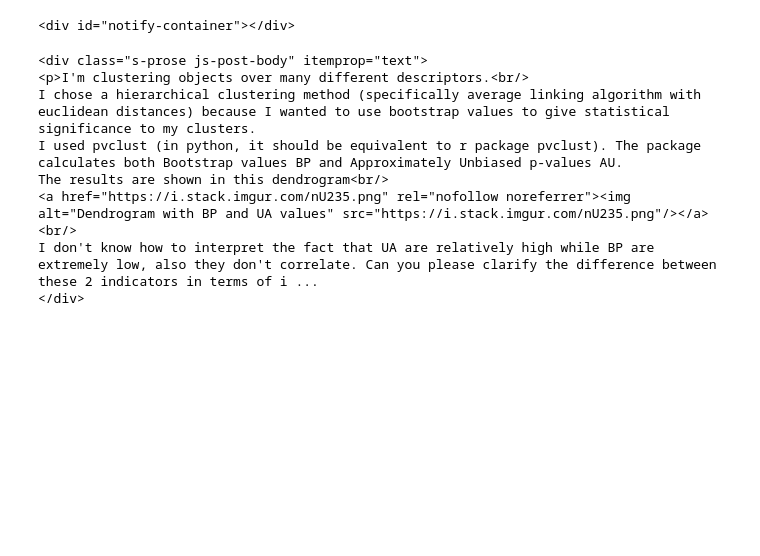
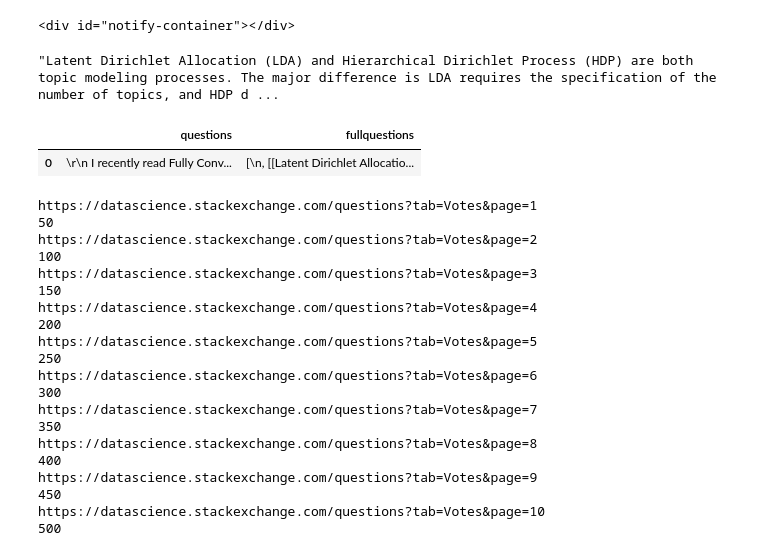
Before and after one commit to archonixm/python-web-scraper, a Jupyter notebook: StackExchange Scraper.ipynb, the cells around one changed output. Saved outputs shown, nothing was run; the diff lists cells and outputs as text; code cells hidden in the pictures; blank space fills up the shorter version.

```diff
--- a/StackExchange Scraper.ipynb
+++ b/StackExchange Scraper.ipynb
@@ -139,13 +145,6 @@ soup.find('div')
 # %% [output]
 <div id="notify-container"></div>
 # %%
-soup.find('div', {'class': 's-prose js-post-body', 'itemprop': 'text'})
+soup.find('div', {'class' : 's-prose js-post-body', 'itemprop' : 'text'}).find('p').text
 # %% [output]
-<div class="s-prose js-post-body" itemprop="text">
-<p>I'm clustering objects over many different descriptors.<br/>
-I chose a hierarchical clustering method (specifically average linking algorithm with euclidean distances) because I wanted to use bootstrap values to give statistical significance to my clusters.
-I used pvclust (in python, it should be equivalent to r package pvclust). The package calculates both Bootstrap values BP and Approximately Unbiased p-values AU.
-The results are shown in this dendrogram<br/>
-<a href="https://i.stack.imgur.com/nU235.png" rel="nofollow noreferrer"><img alt="Dendrogram with BP and UA values" src="https://i.stack.imgur.com/nU235.png"/></a><br/>
-I don't know how to interpret the fact that UA are relatively high while BP are extremely low, also they don't correlate. Can you please clarify the difference between these 2 indicators in terms of i ...
-</div>
+"Latent Dirichlet Allocation (LDA) and Hierarchical Dirichlet Process (HDP) are both topic modeling processes. The major difference is LDA requires the specification of the number of topics, and HDP d ...
@@ -151,0 +153,64 @@ I don't know how to interpret the fact that UA are relatively high while BP are
+# %%
+df = pd.DataFrame()
+# question = []
+# full_question = []
+
+df['questions'] = question
+df['fullquestions'] = full_question
+# %%
+df
+# %% [output]
+|  | questions | fullquestions |
+| 0 | \r\n I recently read Fully Conv... | [\n, [[Latent Dirichlet Allocatio... |
+# %%
+questions = []
+full_questions = []
+for page in range(1,11):
+    url ='https://datascience.stackexchange.com/questions'
+    response = requests.get(url, params={'tab':'Votes', 'page':page})
+    print(response.url)
+    soup = BeautifulSoup(response.text, 'lxml')
+    soup
+
+    soup.prettify
+    results = soup.find_all('div', attrs={'class': 's-post-summary--content'})
+
+    for product in results:
+        url = 'https://datascience.stackexchange.com'+product.find('a').get('href')
+        question = product.find('h3').text.strip()
+        response = requests.get(url)
+        soup = BeautifulSoup(response.text, 'html')
+        soup
+
+        soup.prettify
+        try:
+            full_question = soup.find('div', {'class' : 's-prose js-post-body', 'itemprop' : 'text'}).find('p').text
+        except AttributeError:
+            full_question = None
+        questions.append(question)
+        full_questions.append(full_question)
+        time.sleep(3)
+    print(len(questions))
+
+df = pd.DataFrame(data={'questions':questions,'full_questions':full_questions})
+# %% [output]
+https://datascience.stackexchange.com/questions?tab=Votes&page=1
+50
+https://datascience.stackexchange.com/questions?tab=Votes&page=2
+100
+https://datascience.stackexchange.com/questions?tab=Votes&page=3
+150
+https://datascience.stackexchange.com/questions?tab=Votes&page=4
+200
+https://datascience.stackexchange.com/questions?tab=Votes&page=5
+250
+https://datascience.stackexchange.com/questions?tab=Votes&page=6
+300
+https://datascience.stackexchange.com/questions?tab=Votes&page=7
+350
+https://datascience.stackexchange.com/questions?tab=Votes&page=8
+400
+https://datascience.stackexchange.com/questions?tab=Votes&page=9
+450
+https://datascience.stackexchange.com/questions?tab=Votes&page=10
+500
```
Also changed, not shown: parts of 18 cells of this notebook.
